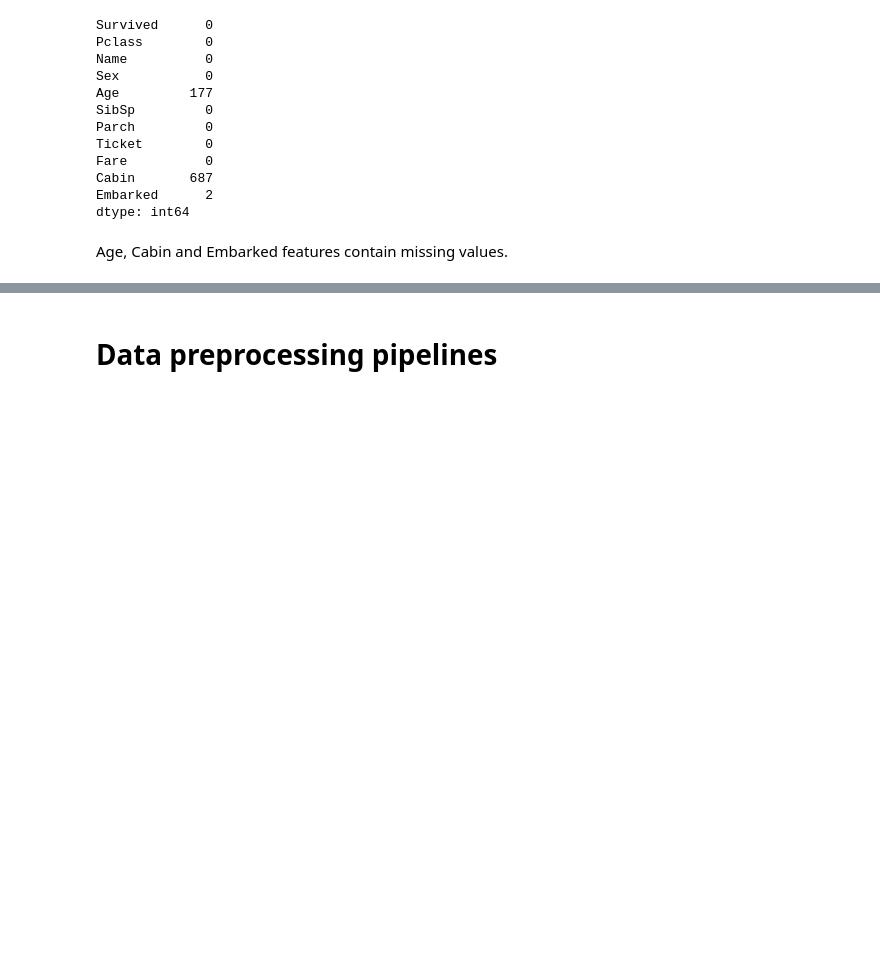
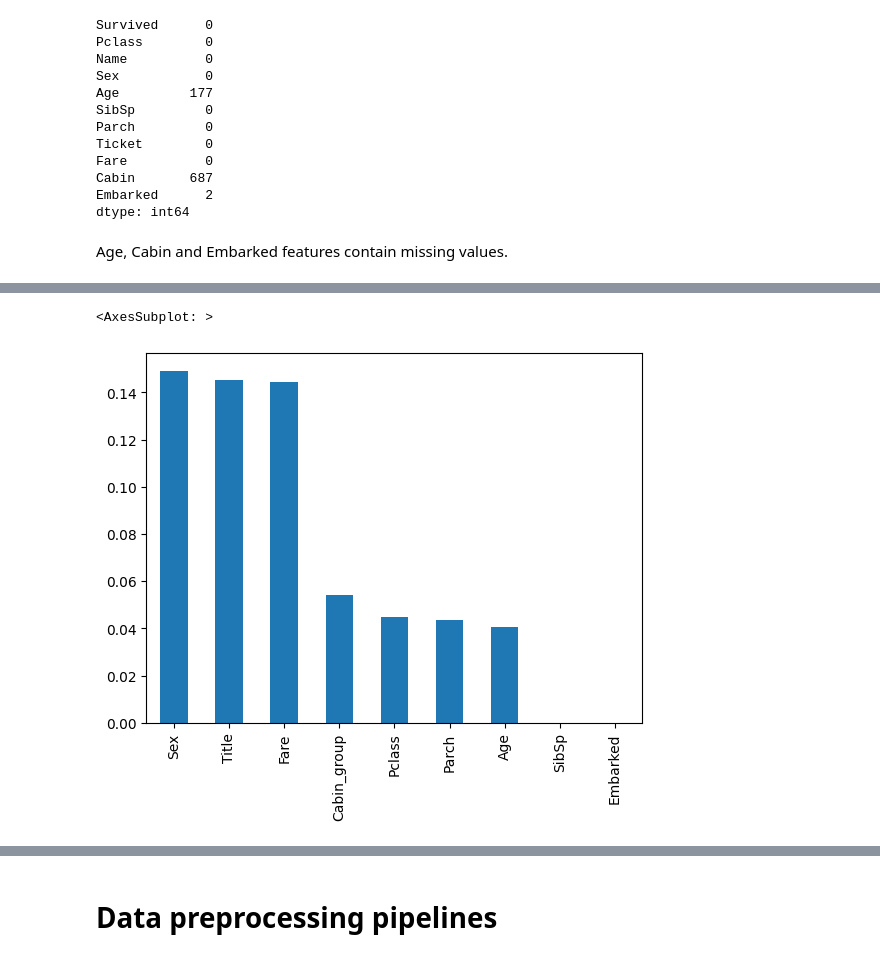
Before and after one commit to tcmaso/titanic-survival-prediction, a Jupyter notebook: Untitled.ipynb, the cells around one changed output, grey strips where cells are left out. Cells and saved outputs as stored; diff of their text form; code cells hidden in the pictures; blank space fills up the shorter version.

```diff
--- a/Untitled.ipynb
+++ b/Untitled.ipynb
@@ -222,0 +332,5 @@ df_train.groupby(by='Cabin').mean()
+# %%
+abs(mutual_info_series).sort_values(ascending=0).plot.bar()
+# %% [output]
+<AxesSubplot: >
+[figure, added]
```
Also changed, not shown: parts of 66 cells of this notebook.
